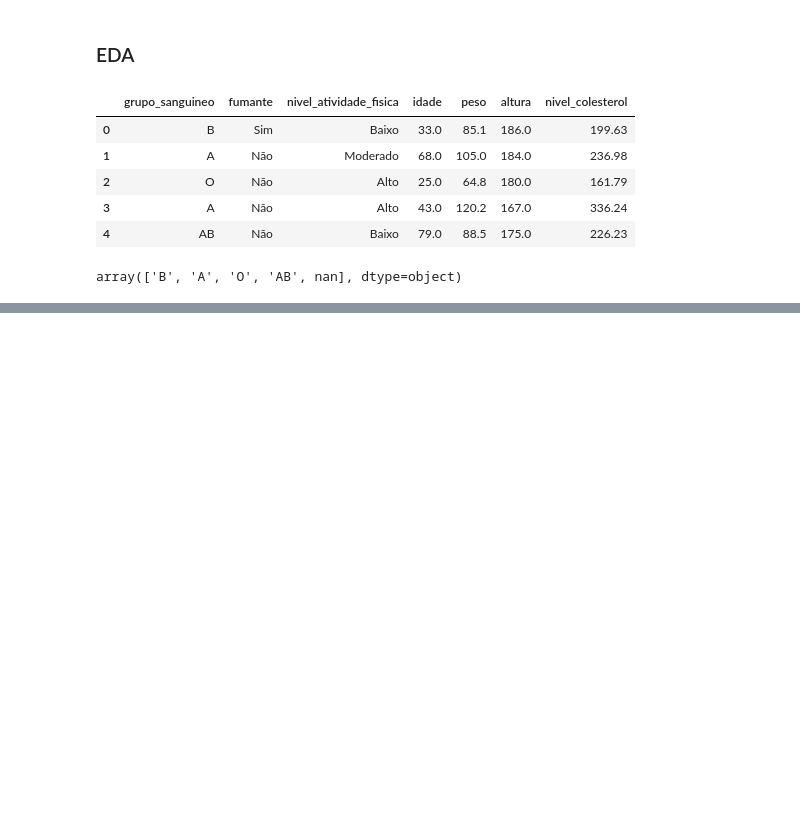
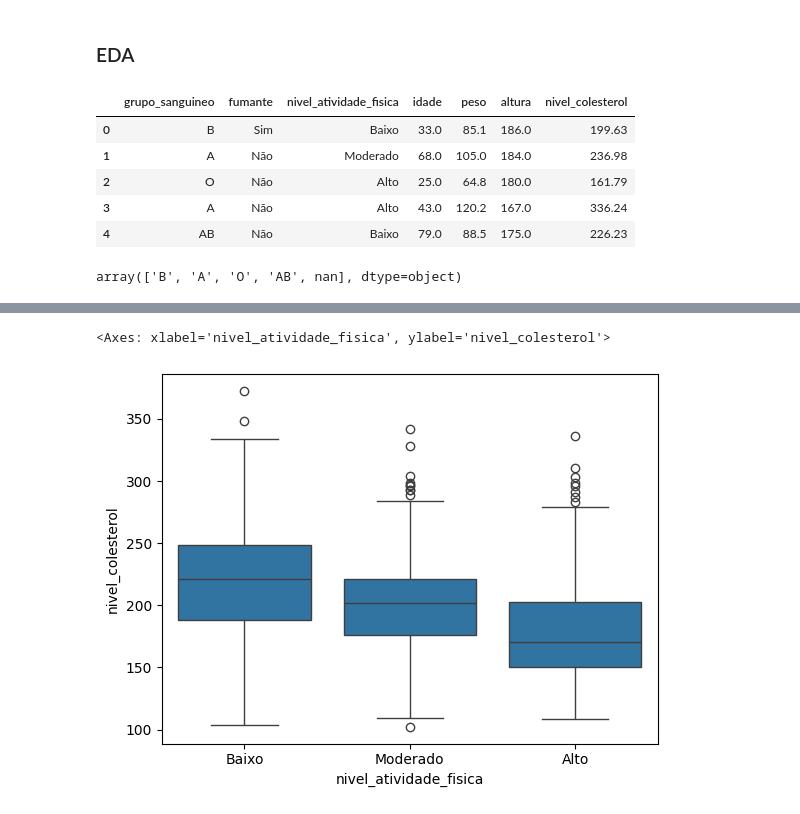
Before and after one commit to lilkirito22/aprendizado_machine_learning, a Jupyter notebook: Regressao_linear_multipla/modelo_colesterol.ipynb, the cells around one changed output, grey strips where cells are left out. Drawn from its saved outputs; the diff is of its cells as text; code cells hidden in the pictures; blank space fills up the shorter version.

```diff
--- a/Regressao_linear_multipla/modelo_colesterol.ipynb
+++ b/Regressao_linear_multipla/modelo_colesterol.ipynb
@@ -79,0 +192,6 @@ array(['B', 'A', 'O', 'AB', nan], dtype=object)
+# %%
+# Nivel de atividade fisica X Nivel Colesterol
+sns.boxplot(data=df_coleterol_eda, x='nivel_atividade_fisica', y='nivel_colesterol')
+# %% [output]
+<Axes: xlabel='nivel_atividade_fisica', ylabel='nivel_colesterol'>
+[figure, added]
```
Also changed, not shown: parts of 47 cells of this notebook.
